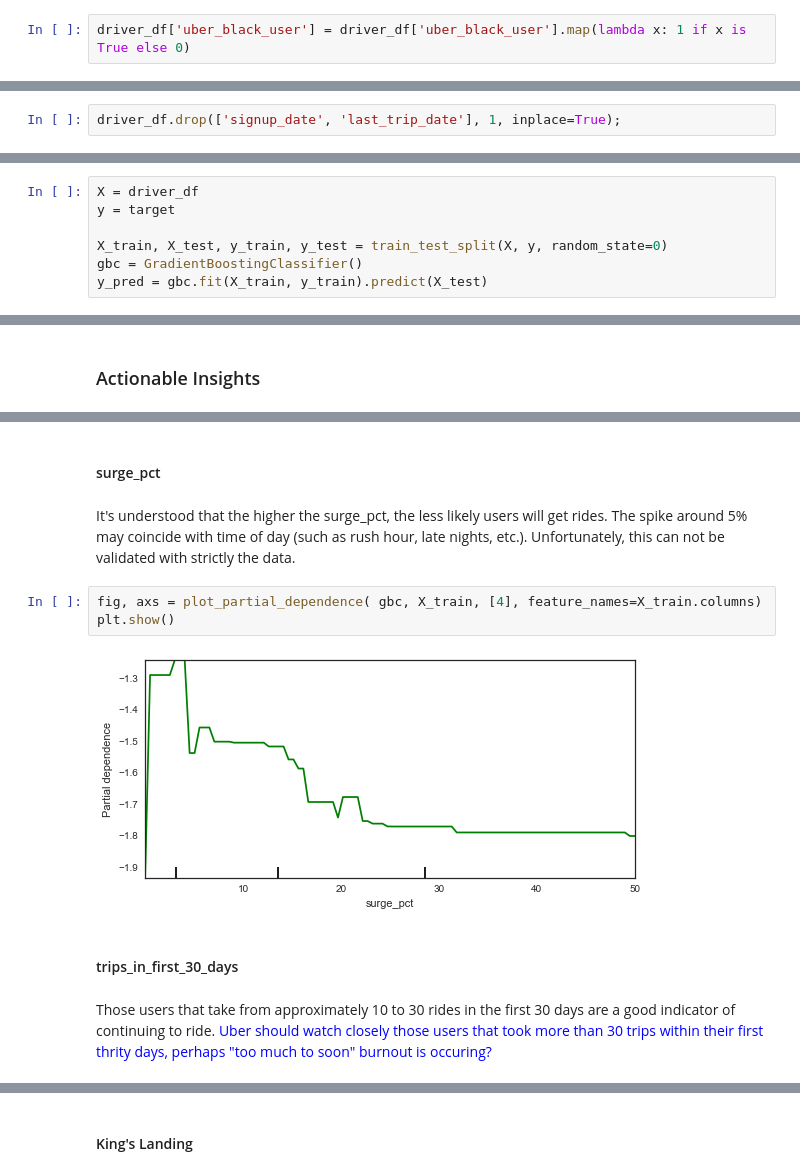
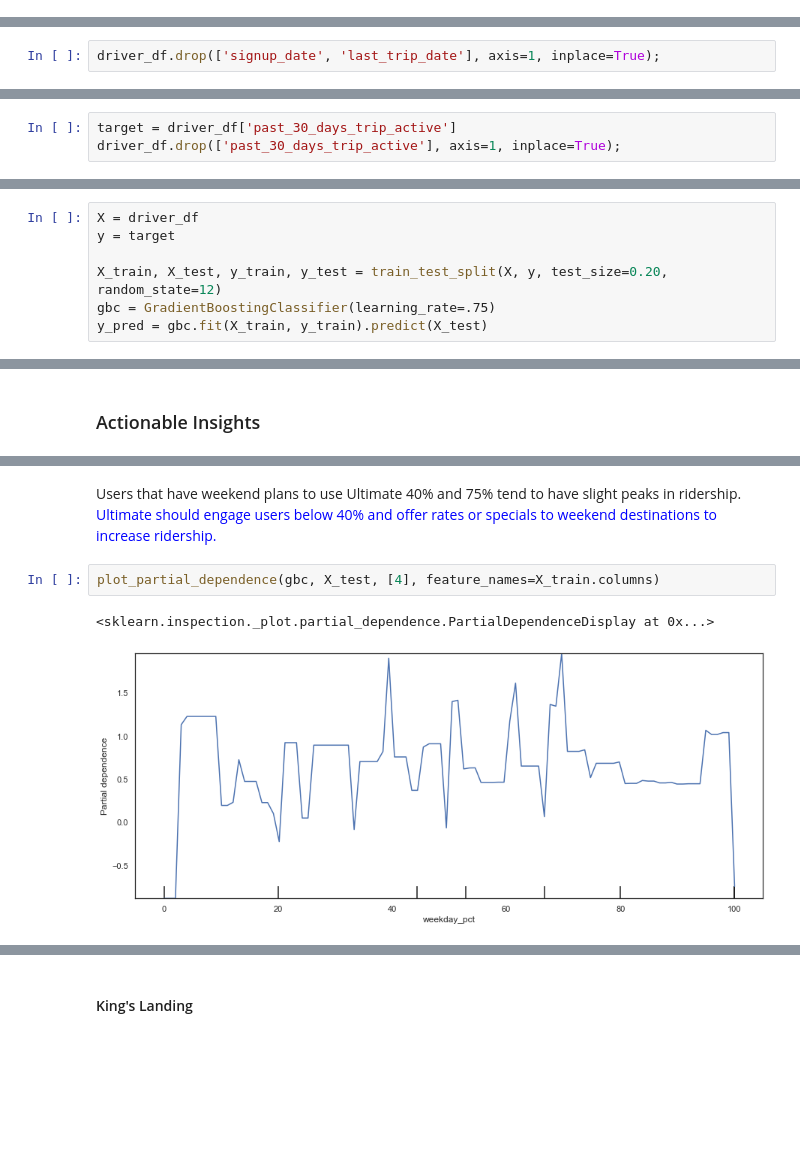
Before and after one commit to safrazRampersaud/predicting_rider_retention, a Jupyter notebook: Predicting_Rider_Retention.ipynb, the cells around one changed output, grey strips where cells are left out. Cells and saved outputs as stored; diff of their text form; blank space fills up the shorter version.

```diff
--- a/Predicting_Rider_Retention.ipynb
+++ b/Predicting_Rider_Retention.ipynb
@@ -389,2 +369,0 @@ Transform the boolean representation of 'uber_black_user' from explicit True, Fa
-# %%
-driver_df['uber_black_user'] = driver_df['uber_black_user'].map(lambda x: 1 if x is True else 0)
@@ -400,3 +372,5 @@ driver_df.head()
+# %%
+driver_df.drop(['signup_date', 'last_trip_date'], axis=1, inplace=True);
 # %% [markdown]
 ### Ground Truth (target variable)
 # %% [markdown]
@@ -408,5 +378,6 @@ Remove the two datetime feature columns as they won't be necessary to the model
 # %%
-driver_df.drop(['signup_date', 'last_trip_date'], 1, inplace=True);
+target = driver_df['past_30_days_trip_active']
+driver_df.drop(['past_30_days_trip_active'], axis=1, inplace=True);
 # %% [markdown]
 ## Invoking Gradient Boosting Classifier
 # %% [markdown]
@@ -415,6 +386,6 @@ Using train_test_split(), the function will automatically separate the entire se
 X = driver_df
 y = target
 
-X_train, X_test, y_train, y_test = train_test_split(X, y, random_state=0)
-gbc = GradientBoostingClassifier()
+X_train, X_test, y_train, y_test = train_test_split(X, y, test_size=0.20, random_state=12)
+gbc = GradientBoostingClassifier(learning_rate=.75)
 y_pred = gbc.fit(X_train, y_train).predict(X_test)
@@ -523,13 +442,7 @@ plt.show()
-# %% [markdown]
-#### surge_pct
-# %% [markdown]
-It's understood that the higher the surge_pct, the less likely users will get rides.  The spike around 5% may coincide with time of day (such as rush hour, late nights, etc.).  Unfortunately, this can not be validated with strictly the data.
+# %% [markdown]
+Users that have weekend plans to use Ultimate 40% and 75% tend to have slight peaks in ridership.  <font color="blue">Ultimate should engage users below 40% and offer rates or specials to weekend destinations to increase ridership.</font>
 # %%
-fig, axs = plot_partial_dependence( gbc, X_train, [4], feature_names=X_train.columns)
-plt.show()
+plot_partial_dependence(gbc, X_test, [4], feature_names=X_train.columns)
 # %% [output]
+<sklearn.inspection._plot.partial_dependence.PartialDependenceDisplay at 0x...>
-[figure, old version]
+[figure, new version]
-# %% [markdown]
-#### trips_in_first_30_days
-# %% [markdown]
-Those users that take from approximately 10 to 30 rides in the first 30 days are a good indicator of continuing to ride.  <font color="blue">Uber should watch closely those users that took more than 30 trips within their first thrity days, perhaps "too much to soon" burnout is occuring?</font>
```
Also changed, not shown: parts of 88 cells of this notebook.
